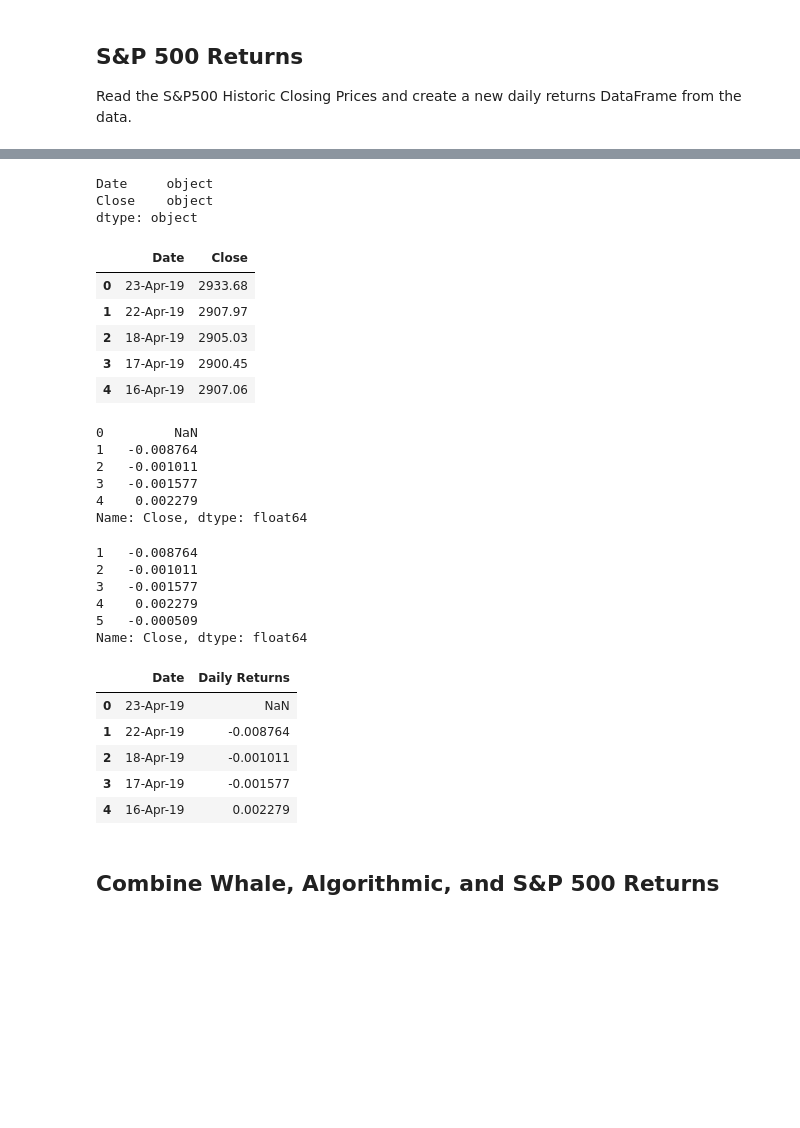
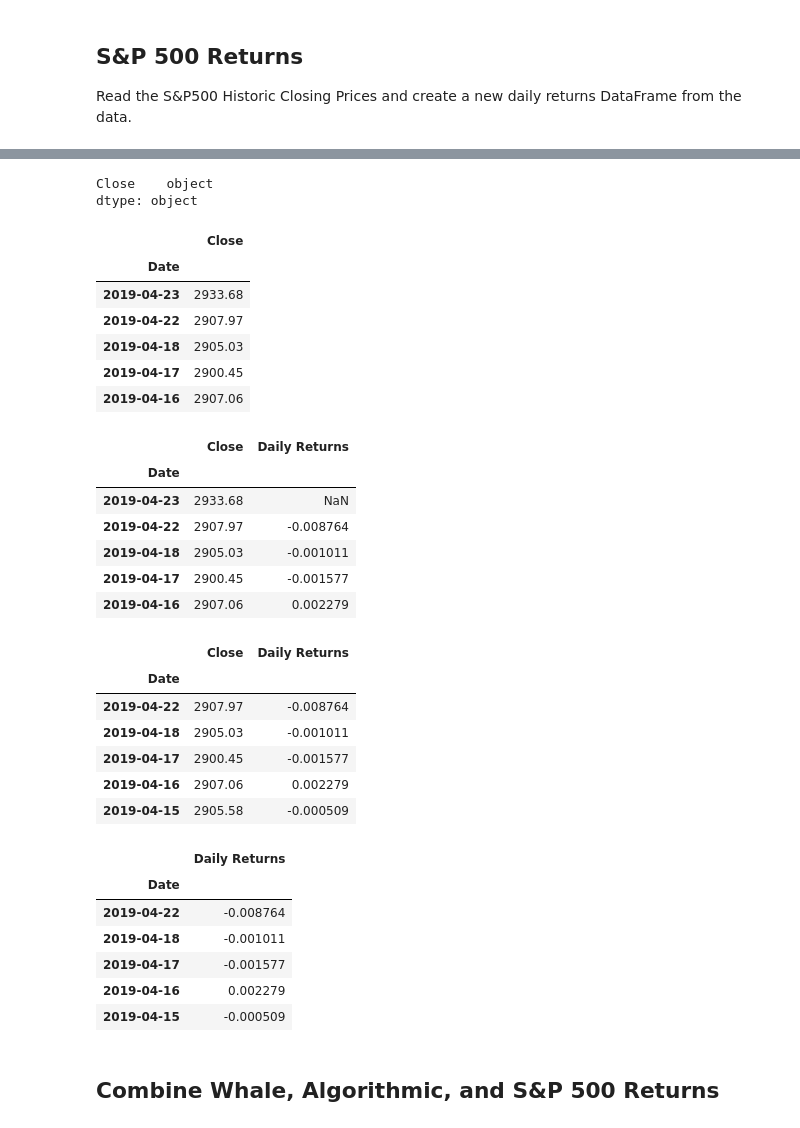
Before and after one commit to CPix18/MyFinTechRepo, a Jupyter notebook: HW3-Pandas/Pandas/Instructions/Starter_Code/whale_analysis.ipynb, the cells around one changed output, grey strips where cells are left out. Cells and saved outputs as stored; diff of their text form; code cells hidden in the pictures; blank space fills up the shorter version.

```diff
--- a/HW3-Pandas/Pandas/Instructions/Starter_Code/whale_analysis.ipynb
+++ b/HW3-Pandas/Pandas/Instructions/Starter_Code/whale_analysis.ipynb
@@ -96,6 +98,6 @@ Read the S&P500 Historic Closing Prices and create a new daily returns DataFrame
 # %%
 # Reading S&P 500 Closing Prices, sorting index
 sp500_history_csv = Path("Resources/sp500_history.csv")
-sp500_df = pd.read_csv(sp500_history_csv)
+sp500_df = pd.read_csv(sp500_history_csv,  index_col="Date", parse_dates=True, infer_datetime_format=True)
 sp500_df.head()
 # %% [output]
@@ -109,7 +112,6 @@ sp500_df.head()
 # Check Data Types
 sp500_df.dtypes
 # %% [output]
-Date     object
 Close    object
 dtype: object
 # %%
@@ -118,51 +120,49 @@ sp500_df['Close'] = sp500_df['Close'].str.replace('$', '')
 sp500_df['Close'] = sp500_df['Close'].astype('float')
 sp500_df.head()
 # %% [output]
-|  | Date | Close |
-| 0 | 23-Apr-19 | 2933.68 |
-| 1 | 22-Apr-19 | 2907.97 |
-| 2 | 18-Apr-19 | 2905.03 |
-| 3 | 17-Apr-19 | 2900.45 |
-| 4 | 16-Apr-19 | 2907.06 |
+|  | Close |
+| Date |  |
+| 2019-04-23 | 2933.68 |
+| 2019-04-22 | 2907.97 |
+| 2019-04-18 | 2905.03 |
+| 2019-04-17 | 2900.45 |
+| 2019-04-16 | 2907.06 |
 # %%
 # Calculate Daily Returns
-daily_returns = sp500_df["Close"].pct_change()
-daily_returns.head()
+sp500_df["Daily Returns"] = sp500_df["Close"].pct_change()
+sp500_df.head()
 # %% [output]
-0         NaN
-1   -0.008764
-2   -0.001011
-3   -0.001577
-4    0.002279
-Name: Close, dtype: float64
+|  | Close | Daily Returns |
+| Date |  |  |
+| 2019-04-23 | 2933.68 | NaN |
+| 2019-04-22 | 2907.97 | -0.008764 |
+| 2019-04-18 | 2905.03 | -0.001011 |
+| 2019-04-17 | 2900.45 | -0.001577 |
+| 2019-04-16 | 2907.06 | 0.002279 |
 # %%
 # Drop nulls
-daily_returns.dropna(inplace=True)
-daily_returns.head()
+sp500_df.dropna(inplace=True)
+sp500_df.head()
 # %% [output]
-1   -0.008764
-2   -0.001011
-3   -0.001577
-4    0.002279
-5   -0.000509
-Name: Close, dtype: float64
+|  | Close | Daily Returns |
+| Date |  |  |
+| 2019-04-22 | 2907.97 | -0.008764 |
+| 2019-04-18 | 2905.03 | -0.001011 |
+| 2019-04-17 | 2900.45 | -0.001577 |
+| 2019-04-16 | 2907.06 | 0.002279 |
+| 2019-04-15 | 2905.58 | -0.000509 |
 # %%
 # Rename Column
-sp500_df["Daily Returns"] = sp500_df["Close"].pct_change()
-
-
 sp500_df = sp500_df.drop(columns = ["Close"])
-
-sp500_df["Daily Returns"].dropna(inplace=True)
-
 sp500_df.head()
 # %% [output]
-|  | Date | Daily Returns |
-| 0 | 23-Apr-19 | NaN |
-| 1 | 22-Apr-19 | -0.008764 |
-| 2 | 18-Apr-19 | -0.001011 |
-| 3 | 17-Apr-19 | -0.001577 |
-| 4 | 16-Apr-19 | 0.002279 |
+|  | Daily Returns |
+| Date |  |
+| 2019-04-22 | -0.008764 |
+| 2019-04-18 | -0.001011 |
+| 2019-04-17 | -0.001577 |
+| 2019-04-16 | 0.002279 |
+| 2019-04-15 | -0.000509 |
 # %% [markdown]
 ## Combine Whale, Algorithmic, and S&P 500 Returns
 # %%
```
Also changed, not shown: parts of 10 cells of this notebook.
